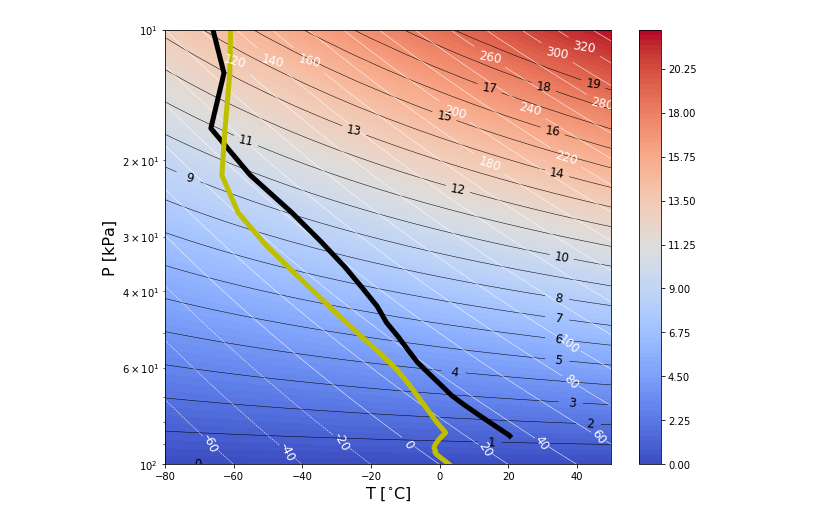
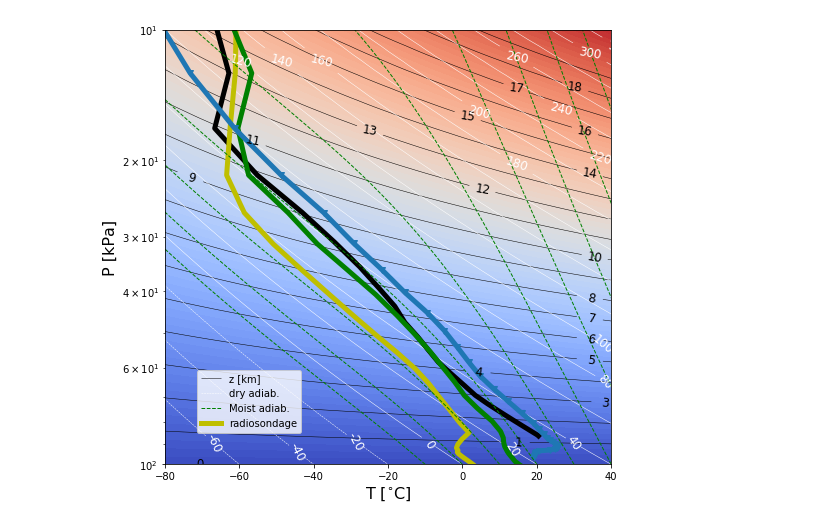
Before and after one commit to Mesharou/mesharou.github.io, a Jupyter notebook: Physnum/thermo_example.ipynb, the cells around one changed output. Cells and saved outputs as stored; diff of their text form; code cells hidden in the pictures.

```diff
--- a/Physnum/thermo_example.ipynb
+++ b/Physnum/thermo_example.ipynb
@@ -19,22 +18,36 @@ def altitude_from_PT(P,T):
 # %%
-plt.figure(figsize=(10,8))
+plt.figure(figsize=(8,8))
 ax = plt.gca()
 
 ax.invert_yaxis()
 plt.contourf(T-273.15, P*1e-3, altitude*1e-3,100,cmap=cm.coolwarm);
-plt.colorbar()
+#plt.colorbar(shrink=0.5)
 
 CS1 = plt.contour(T-273.15, P*1e-3, altitude*1e-3, np.arange(0,20000,1000)*1e-3,colors=('k',),linewidths=(0.5,));
+plot1,_ = CS1.legend_elements()
 plt.clabel(CS1, fmt = '%2.0f', colors = 'k', fontsize=12)
 
 CS2 = plt.contour(T-273.15, P*1e-3, Tpot-273.15, np.arange(-100,500,20), colors=('w',),linewidths=(0.5,));
+plot2,_ = CS2.legend_elements()
 plt.clabel(CS2, fmt = '%2.0f', colors = 'w', fontsize=12)
 
 plt.plot(Tc1,P1/10,'k',linewidth=5)
-plt.plot(Tc2,P2/10,'y',linewidth=5)
+plot4, = plt.plot(Tc2,P2/10,'y',linewidth=5)
+plt.plot(Tc3,P3/10,'g',linewidth=5)
+plt.plot(Tc4,P4/10,'-v',linewidth=5)
+
+for T0 in range(-10,200,10):
+    P1d  = np.arange(100000.,1000,-100)
+    [T_moist,z_moist] = moist_temperature_pot(T0+273.15,P1d)
+    plot3, = plt.plot(T_moist-273.15,P1d*1e-3,'--g',linewidth=1); plt.ylim([1e5,1e4])
 
 ax.set_xlabel('T [$^{\circ}$C]',fontsize=16); ax.set_ylabel('P [kPa]',fontsize=16);
-ax.set_ylim([100,10])
+ax.set_ylim([100,10]); ax.set_xlim([-80,40])
 ax.set_yscale('log')
+
+plt.legend([plot1[0],plot2[0],plot3,plot4], ['z [km]','dry adiab.','Moist adiab.','radiosondage'],bbox_to_anchor=(0.05, 0.05),loc=3, borderaxespad=1.)
+
+
+plt.savefig('profiles.png',dpi=100)
 # %% [output]
-[figure, old version]
+[figure, new version]
```
Also changed, not shown: parts of 1 cell of this notebook.
